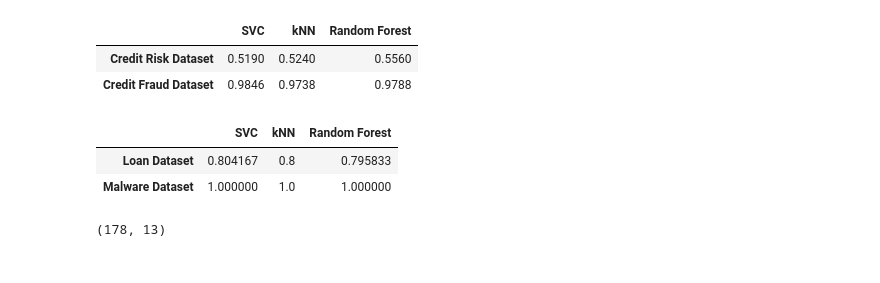
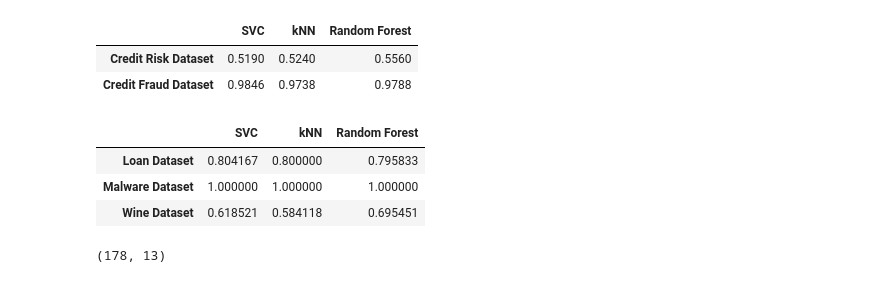
Before and after one commit to ashsProjects/Data_Augmentation_Using_GANs, a Jupyter notebook: Data_Augmentation_With_GANs.ipynb, the cells around one changed output. Drawn from its saved outputs; the diff is of its cells as text; code cells hidden in the pictures.

Commit message:
Added a new dataset and calculated base accuracies

```diff
--- a/Data_Augmentation_With_GANs.ipynb
+++ b/Data_Augmentation_With_GANs.ipynb
@@ -150,6 +158,17 @@ def load_malware():
     y = data[:,-1]
 
     return X.astype(np.int32), y.astype(np.int32)
+
+
+def load_red_wine():
+    data = np.array(pd.read_csv('red-wine-quality/winequality-red.csv'))
+
+    return (data[:,:-1], data[:,-1])
+# %%
+X_wine, y_wine = load_red_wine()
+
+from sklearn.preprocessing import StandardScaler
+X_wine = StandardScaler().fit_transform(X_wine)
 # %%
 X_mal, y_mal = load_malware()
 
@@ -267,6 +286,23 @@ mal_kNN_accuracy = np.mean(cross_val_score(classifier_2, X_mal, y_mal, cv=cv, sc
 classifier_3 = GridSearchCV(RandomForestClassifier(), forest_param_grid)
 classifier_3.fit(X_mal, y_mal)
 mal_forest_accuracy = np.mean(cross_val_score(classifier_3, X_mal, y_mal, cv=cv, scoring='accuracy'))
+# %%
+#Cell for calculating base accuracies of the wine datatset
+
+#svc classifier
+classifier_1 = GridSearchCV(svm.SVC(), svc_param_grid)
+classifier_1.fit(X_wine, y_wine)
+wine_svc_accuracy = np.mean(cross_val_score(classifier_1, X_wine, y_wine, cv=cv, scoring='accuracy'))
+
+#kNN classifier
+classifier_2 = GridSearchCV(KNeighborsClassifier(), kNN_param_grid)
+classifier_2.fit(X_wine, y_wine)
+wine_kNN_accuracy = np.mean(cross_val_score(classifier_2, X_wine, y_wine, cv=cv, scoring='accuracy'))
+
+#random forest classifier
+classifier_3 = GridSearchCV(RandomForestClassifier(), forest_param_grid)
+classifier_3.fit(X_wine, y_wine)
+wine_forest_accuracy = np.mean(cross_val_score(classifier_3, X_wine, y_wine, cv=cv, scoring='accuracy'))
 # %%
 base_accuracies = [
     [risk_svc_accuracy, risk_kNN_accuracy, risk_forest_accuracy],
@@ -282,13 +318,15 @@ Base accuracies using three classifiers for both datasets:
 # %%
 accuracies = [
     [loan_svc_accuracy, loan_kNN_accuracy, loan_forest_accuracy],
-    [mal_svc_accuracy, mal_kNN_accuracy, mal_forest_accuracy]
+    [mal_svc_accuracy, mal_kNN_accuracy, mal_forest_accuracy],
+    [wine_svc_accuracy, wine_kNN_accuracy, wine_forest_accuracy]
 ]
-pd.DataFrame(accuracies, columns=['SVC', 'kNN', 'Random Forest'], index=['Loan Dataset', 'Malware Dataset'])
+pd.DataFrame(accuracies, columns=['SVC', 'kNN', 'Random Forest'], index=['Loan Dataset', 'Malware Dataset', 'Wine Dataset'])
 # %% [output]
 |  | SVC | kNN | Random Forest |
-| Loan Dataset | 0.804167 | 0.8 | 0.795833 |
-| Malware Dataset | 1.000000 | 1.0 | 1.000000 |
+| Loan Dataset | 0.804167 | 0.800000 | 0.795833 |
+| Malware Dataset | 1.000000 | 1.000000 | 1.000000 |
+| Wine Dataset | 0.618521 | 0.584118 | 0.695451 |
 # %%
 #import libraries needed for GAN
 import tensorflow as tf
```
Also changed, not shown: parts of 1 cell of this notebook, 1 other file.
